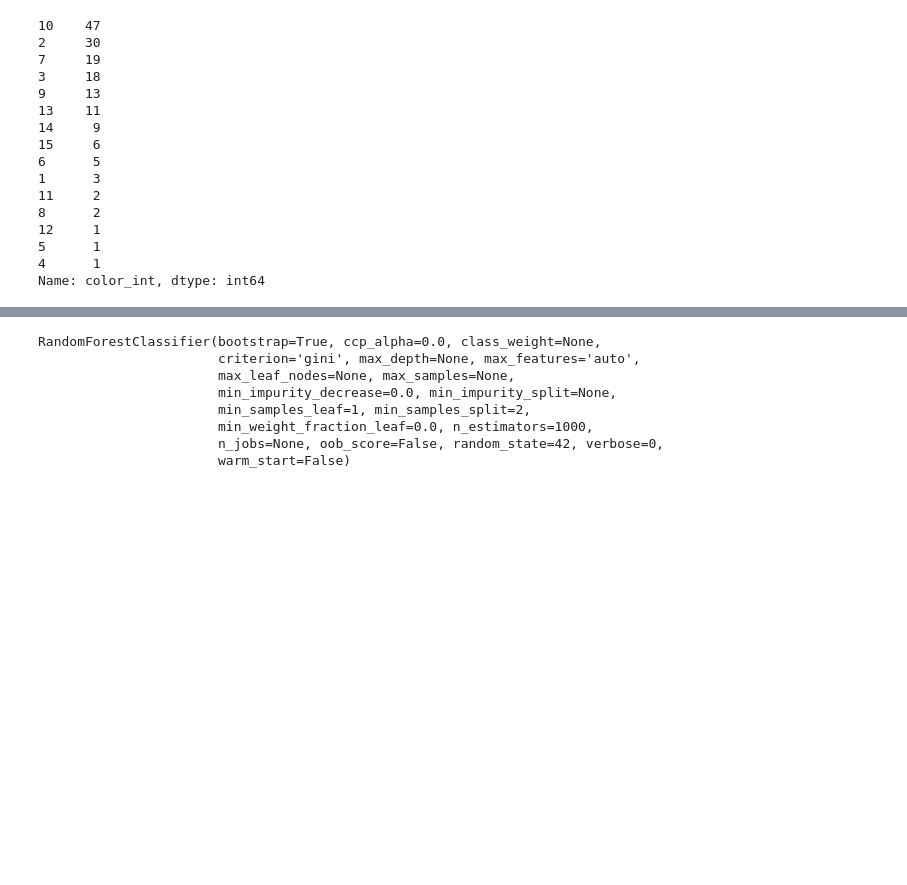
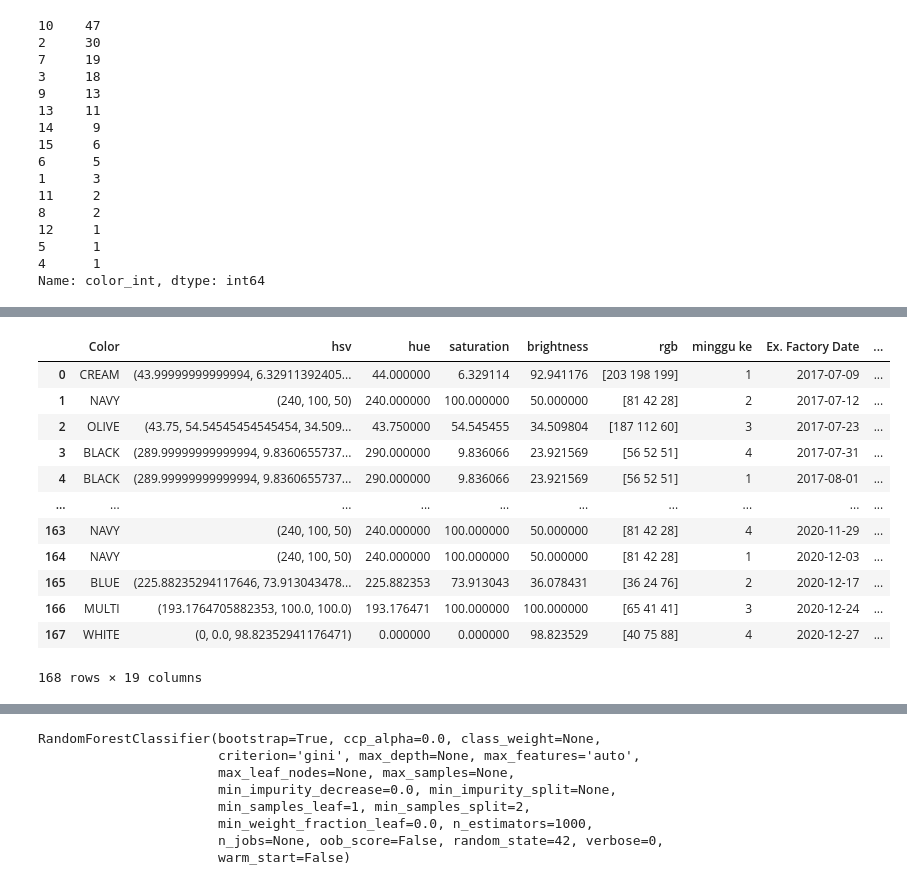
Before and after one commit to geadalfa/PrediksiWarna, a Jupyter notebook: Randomforest_NN.ipynb, the cells around one changed output, grey strips where cells are left out. Cells and saved outputs as stored; diff of their text form; code cells hidden in the pictures; blank space fills up the shorter version.

```diff
--- a/Randomforest_NN.ipynb
+++ b/Randomforest_NN.ipynb
@@ -420,0 +449,3 @@ Name: color_int, dtype: int64
+# %%
+df = dataset.astype({"Date": str})
+df.dtypes
@@ -420,0 +472,18 @@ Name: color_int, dtype: int64
+# %%
+df = df.assign(tgl = df.Year.astype(str) + '' + df.Month.astype(str) + '' + df['minggu ke'].astype(str))
+df['Date'].replace('-','', regex=True, inplace=True)
+df
+# %% [output]
+|  | Color | hsv | hue | saturation | brightness | rgb | minggu ke | Ex. Factory Date | ... |
+| 0 | CREAM | (43.99999999999994, 6.32911392405... | 44.000000 | 6.329114 | 92.941176 | [203 198 199] | 1 | 2017-07-09 | ... |
+| 1 | NAVY | (240, 100, 50) | 240.000000 | 100.000000 | 50.000000 | [81 42 28] | 2 | 2017-07-12 | ... |
+| 2 | OLIVE | (43.75, 54.54545454545454, 34.509... | 43.750000 | 54.545455 | 34.509804 | [187 112 60] | 3 | 2017-07-23 | ... |
+| 3 | BLACK | (289.99999999999994, 9.8360655737... | 290.000000 | 9.836066 | 23.921569 | [56 52 51] | 4 | 2017-07-31 | ... |
+| 4 | BLACK | (289.99999999999994, 9.8360655737... | 290.000000 | 9.836066 | 23.921569 | [56 52 51] | 1 | 2017-08-01 | ... |
+| ... | ... | ... | ... | ... | ... | ... | ... | ... | ... |
+| 163 | NAVY | (240, 100, 50) | 240.000000 | 100.000000 | 50.000000 | [81 42 28] | 4 | 2020-11-29 | ... |
+| 164 | NAVY | (240, 100, 50) | 240.000000 | 100.000000 | 50.000000 | [81 42 28] | 1 | 2020-12-03 | ... |
+| 165 | BLUE | (225.88235294117646, 73.913043478... | 225.882353 | 73.913043 | 36.078431 | [36 24 76] | 2 | 2020-12-17 | ... |
+| 166 | MULTI | (193.1764705882353, 100.0, 100.0) | 193.176471 | 100.000000 | 100.000000 | [65 41 41] | 3 | 2020-12-24 | ... |
+| 167 | WHITE | (0, 0.0, 98.82352941176471) | 0.000000 | 0.000000 | 98.823529 | [40 75 88] | 4 | 2020-12-27 | ... |
+168 rows × 19 columns
```
Also changed, not shown: parts of 24 cells of this notebook.
